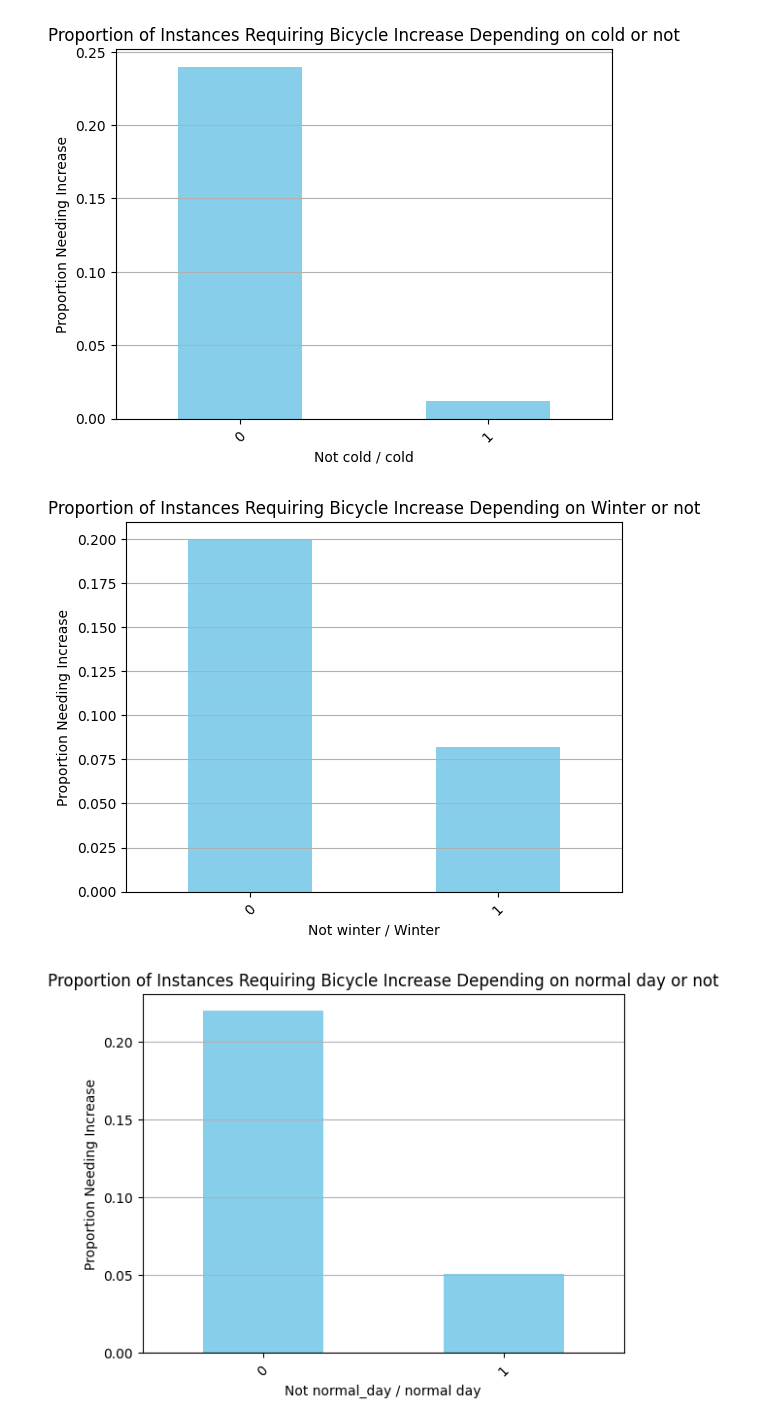
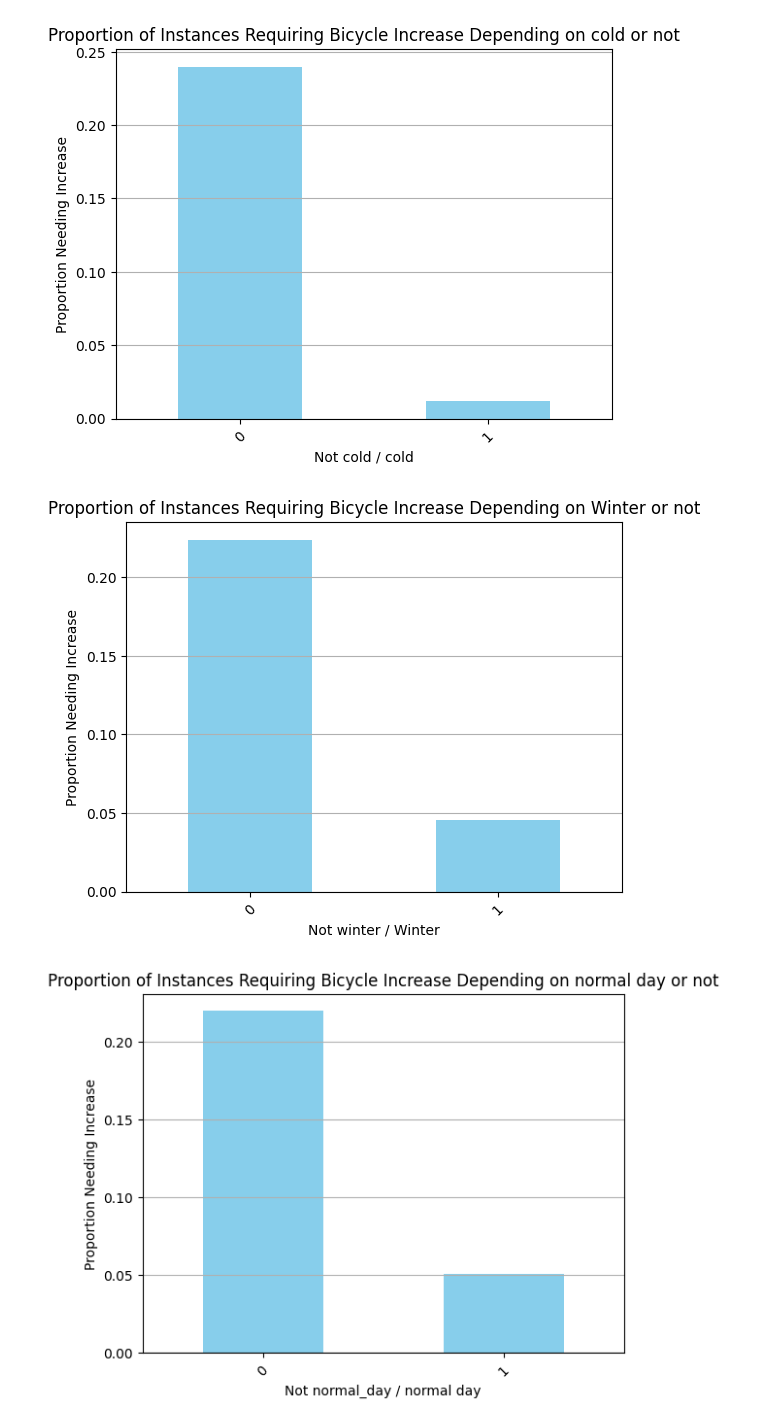
Before and after one commit to ViktorBakken/SM-r, a Jupyter notebook: data_analysis/analysis_of_rest.ipynb, the cells around one changed output. Cells and saved outputs as stored; diff of their text form; code cells hidden in the pictures.

```diff
--- a/data_analysis/analysis_of_rest.ipynb
+++ b/data_analysis/analysis_of_rest.ipynb
@@ -302,20 +302,20 @@ plt.grid(axis='y')
 # %%
 #winter (kanske är bra)
 
-df['winter'] = df['month'].apply(lambda x: 1 if x == 0 or x== 1  or x==11 else 0)
+df['winter'] = df['month'].apply(lambda x: 1 if x == 2 or x== 1  or x==12 else 0)
 
 
 winter_trend = df.groupby('winter')['increase_stock'].mean()
 
 plt.figure()
 winter_trend.plot(kind='bar', color='skyblue')
 plt.title("Proportion of Instances Requiring Bicycle Increase Depending on Winter or not")
 plt.xlabel("Not winter / Winter")
 plt.ylabel("Proportion Needing Increase")
 plt.xticks(rotation=45)
 plt.grid(axis='y')
 # %% [output]
-[figure, old version]
+[figure, new version]
 # %%
 df['normal_day'] = (~((df['summertime'] == 1) | (df['holiday'] == 1) | (df['weekday'] == 0))).astype(int)
 
```
Also changed, not shown: parts of 5 cells of this notebook, 2 other files.
